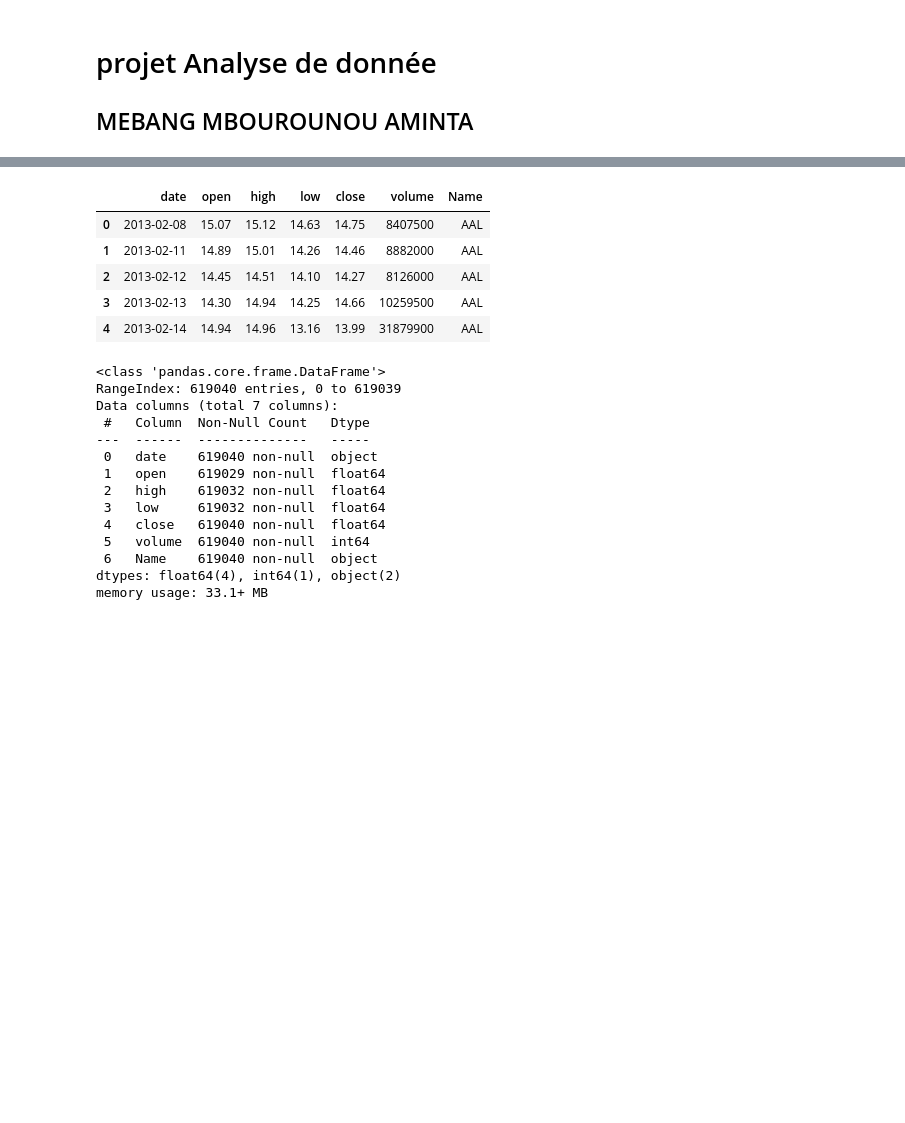
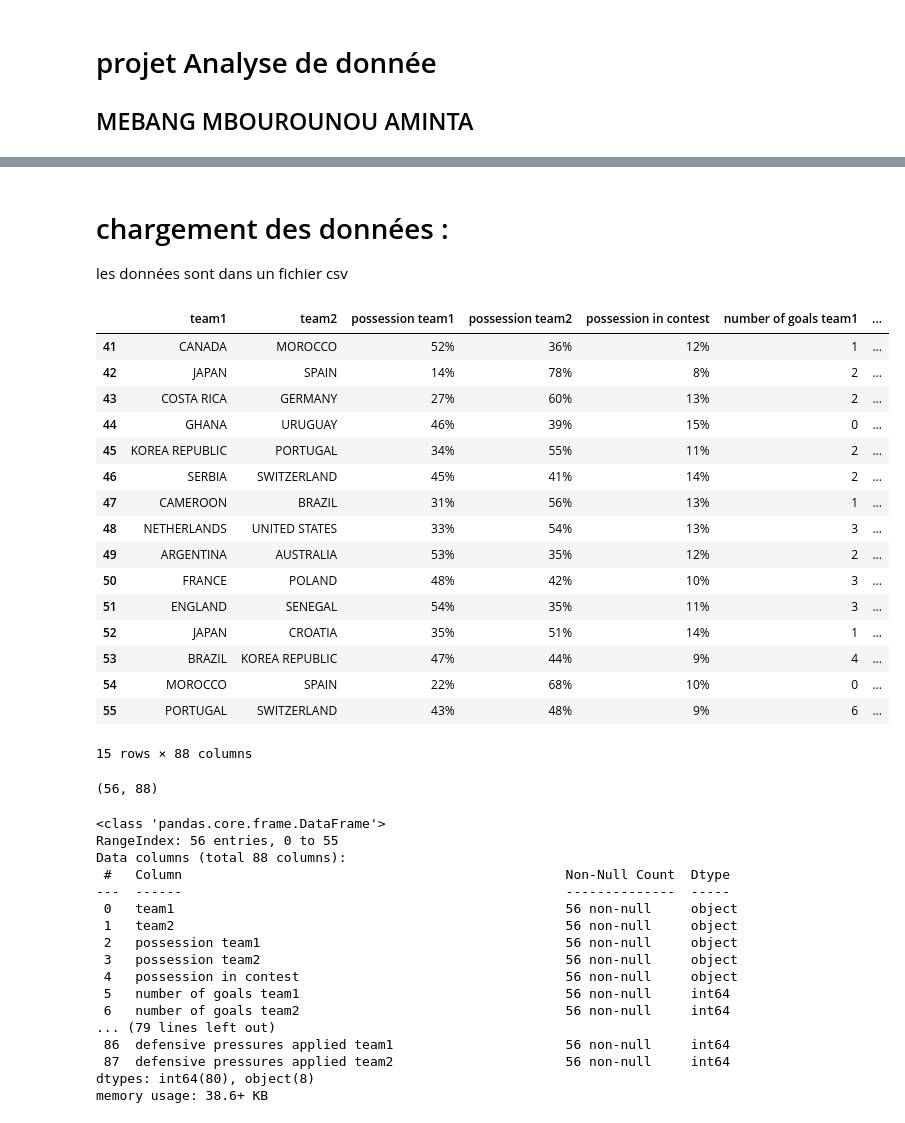
Before and after one commit to AmintaM/ProjetBlanc, a Jupyter notebook: index.ipynb, the cells around one changed output, grey strips where cells are left out. Saved outputs shown, nothing was run; the diff lists cells and outputs as text; code cells hidden in the pictures; blank space fills up the shorter version.

```diff
--- a/index.ipynb
+++ b/index.ipynb
@@ -10,30 +41,53 @@
 import pandas as pd
 import numpy as np
 import matplotlib.pyplot as plt
+# %% [markdown]
+# chargement des données :
+
+les données sont dans un fichier csv
 # %%
-df = pd.read_csv("data/all_stocks_5yr.csv")
-df.head()
+fifa= pd.read_csv("data/FIFA.csv")
-# %% [output]
-|  | date | open | high | low | close | volume | Name |
-| 0 | 2013-02-08 | 15.07 | 15.12 | 14.63 | 14.75 | 8407500 | AAL |
-| 1 | 2013-02-11 | 14.89 | 15.01 | 14.26 | 14.46 | 8882000 | AAL |
-| 2 | 2013-02-12 | 14.45 | 14.51 | 14.10 | 14.27 | 8126000 | AAL |
-| 3 | 2013-02-13 | 14.30 | 14.94 | 14.25 | 14.66 | 10259500 | AAL |
-| 4 | 2013-02-14 | 14.94 | 14.96 | 13.16 | 13.99 | 31879900 | AAL |
+# %%
+fifa.tail(15)
+# %% [output]
+|  | team1 | team2 | possession team1 | possession team2 | possession in contest | number of goals team1 | ... |
+| 41 | CANADA | MOROCCO | 52% | 36% | 12% | 1 | ... |
+| 42 | JAPAN | SPAIN | 14% | 78% | 8% | 2 | ... |
+| 43 | COSTA RICA | GERMANY | 27% | 60% | 13% | 2 | ... |
+| 44 | GHANA | URUGUAY | 46% | 39% | 15% | 0 | ... |
+| 45 | KOREA REPUBLIC | PORTUGAL | 34% | 55% | 11% | 2 | ... |
+| 46 | SERBIA | SWITZERLAND | 45% | 41% | 14% | 2 | ... |
+| 47 | CAMEROON | BRAZIL | 31% | 56% | 13% | 1 | ... |
+| 48 | NETHERLANDS | UNITED STATES | 33% | 54% | 13% | 3 | ... |
+| 49 | ARGENTINA | AUSTRALIA | 53% | 35% | 12% | 2 | ... |
+| 50 | FRANCE | POLAND | 48% | 42% | 10% | 3 | ... |
+| 51 | ENGLAND | SENEGAL | 54% | 35% | 11% | 3 | ... |
+| 52 | JAPAN | CROATIA | 35% | 51% | 14% | 1 | ... |
+| 53 | BRAZIL | KOREA REPUBLIC | 47% | 44% | 9% | 4 | ... |
+| 54 | MOROCCO | SPAIN | 22% | 68% | 10% | 0 | ... |
+| 55 | PORTUGAL | SWITZERLAND | 43% | 48% | 9% | 6 | ... |
+15 rows × 88 columns
+# %%
+fifa.shape
+# %% [output]
+(56, 88)
 # %%
-df.info()
+fifa.info()
 # %% [output]
 <class 'pandas.core.frame.DataFrame'>
-RangeIndex: 619040 entries, 0 to 619039
-Data columns (total 7 columns):
- #   Column  Non-Null Count   Dtype
----  ------  --------------   -----
- 0   date    619040 non-null  object
- 1   open    619029 non-null  float64
- 2   high    619032 non-null  float64
- 3   low     619032 non-null  float64
- 4   close   619040 non-null  float64
- 5   volume  619040 non-null  int64
- 6   Name    619040 non-null  object
-dtypes: float64(4), int64(1), object(2)
-memory usage: 33.1+ MB
+RangeIndex: 56 entries, 0 to 55
+Data columns (total 88 columns):
+ #   Column                                                 Non-Null Count  Dtype
+---  ------                                                 --------------  -----
+ 0   team1                                                  56 non-null     object
+ 1   team2                                                  56 non-null     object
+ 2   possession team1                                       56 non-null     object
+ 3   possession team2                                       56 non-null     object
+ 4   possession in contest                                  56 non-null     object
+ 5   number of goals team1                                  56 non-null     int64
+ 6   number of goals team2                                  56 non-null     int64
+... (79 lines left out)
+ 86  defensive pressures applied team1                      56 non-null     int64
+ 87  defensive pressures applied team2                      56 non-null     int64
+dtypes: int64(80), object(8)
+memory usage: 38.6+ KB
```
Also changed, not shown: parts of 11 cells of this notebook, 4 other files.
